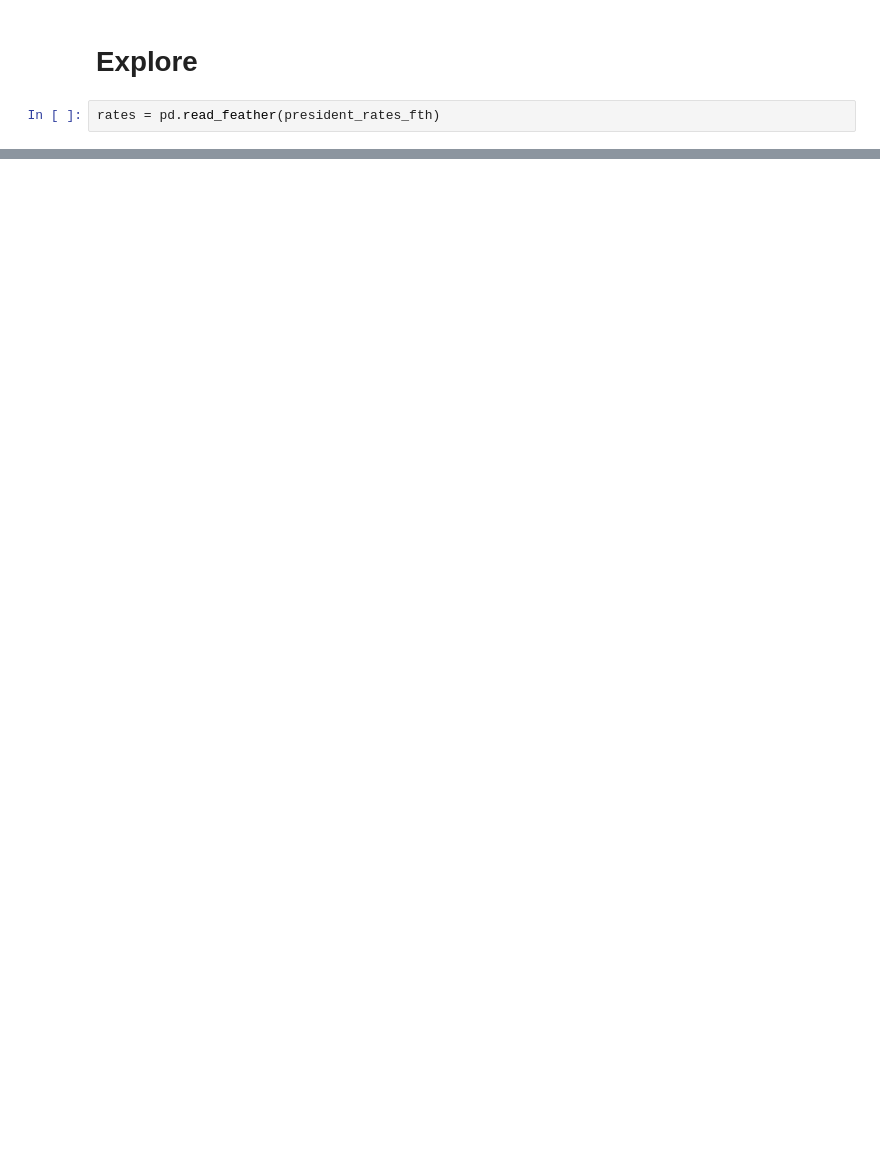
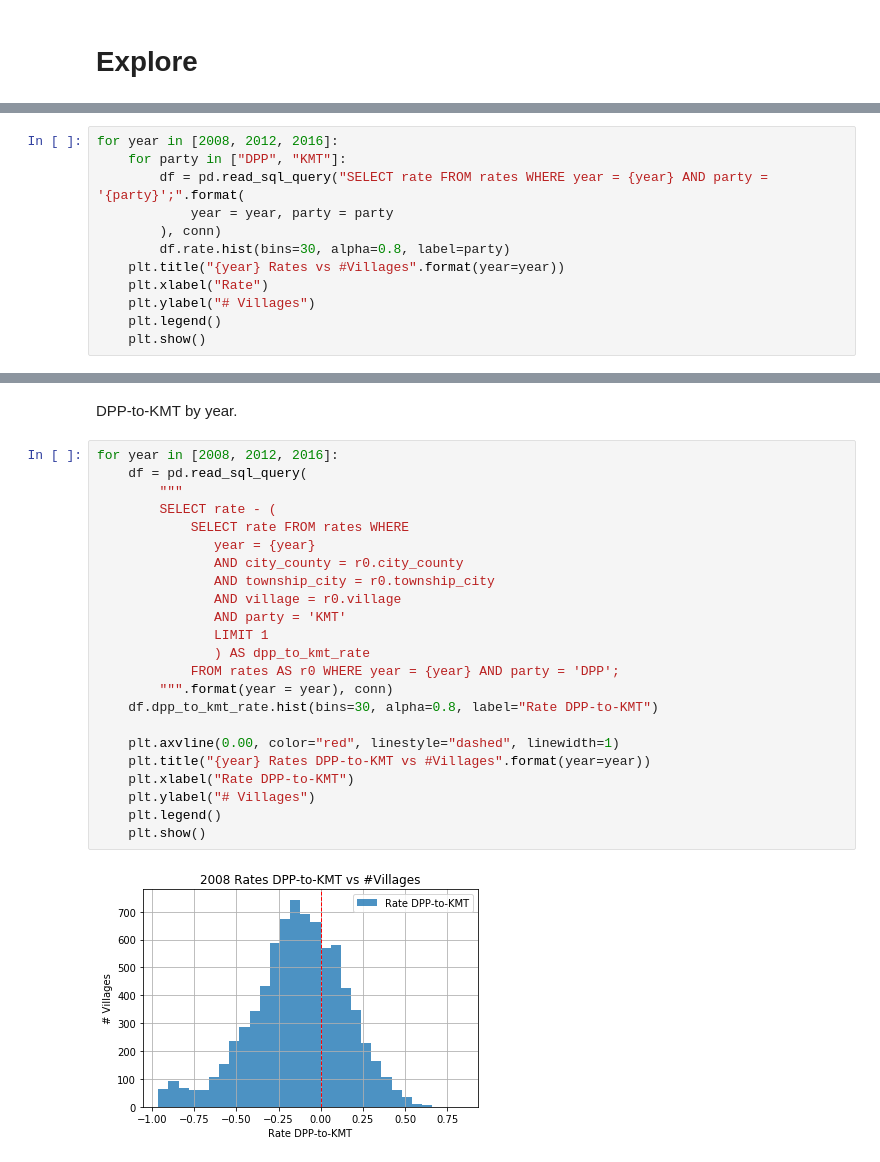
Before and after one commit to pm5/tracevotes, a Jupyter notebook: nbs/President.ipynb, the cells around one changed output, grey strips where cells are left out. Saved outputs shown, nothing was run; the diff lists cells and outputs as text; blank space fills up the shorter version.

```diff
--- a/nbs/President.ipynb
+++ b/nbs/President.ipynb
@@ -85,4 +88,2 @@ rates.to_feather(president_rates_fth)
 # %% [markdown]
 # Explore
-# %%
-rates = pd.read_feather(president_rates_fth)
@@ -167,0 +119,12 @@ Int64Index([    0,     1,  2670,  2671, 10712, 10713, 11972, 11973, 15596,
+# %%
+for year in [2008, 2012, 2016]:
+    for party in ["DPP", "KMT"]:
+        df = pd.read_sql_query("SELECT rate FROM rates WHERE year = {year} AND party = '{party}';".format(
+            year = year, party = party
+        ), conn)
+        df.rate.hist(bins=30, alpha=0.8, label=party)
+    plt.title("{year} Rates vs #Villages".format(year=year))
+    plt.xlabel("Rate")
+    plt.ylabel("# Villages")
+    plt.legend()
+    plt.show()
@@ -167,0 +135,27 @@ Int64Index([    0,     1,  2670,  2671, 10712, 10713, 11972, 11973, 15596,
+# %% [markdown]
+DPP-to-KMT by year.
+# %%
+for year in [2008, 2012, 2016]:
+    df = pd.read_sql_query(
+        """
+        SELECT rate - (
+            SELECT rate FROM rates WHERE
+               year = {year}
+               AND city_county = r0.city_county
+               AND township_city = r0.township_city
+               AND village = r0.village
+               AND party = 'KMT'
+               LIMIT 1
+               ) AS dpp_to_kmt_rate
+            FROM rates AS r0 WHERE year = {year} AND party = 'DPP';
+        """.format(year = year), conn)
+    df.dpp_to_kmt_rate.hist(bins=30, alpha=0.8, label="Rate DPP-to-KMT")
+
+    plt.axvline(0.00, color="red", linestyle="dashed", linewidth=1)
+    plt.title("{year} Rates DPP-to-KMT vs #Villages".format(year=year))
+    plt.xlabel("Rate DPP-to-KMT")
+    plt.ylabel("# Villages")
+    plt.legend()
+    plt.show()
+# %% [output]
+[figure, added]
```
Also changed, not shown: parts of 21 cells of this notebook, 8 other files.
